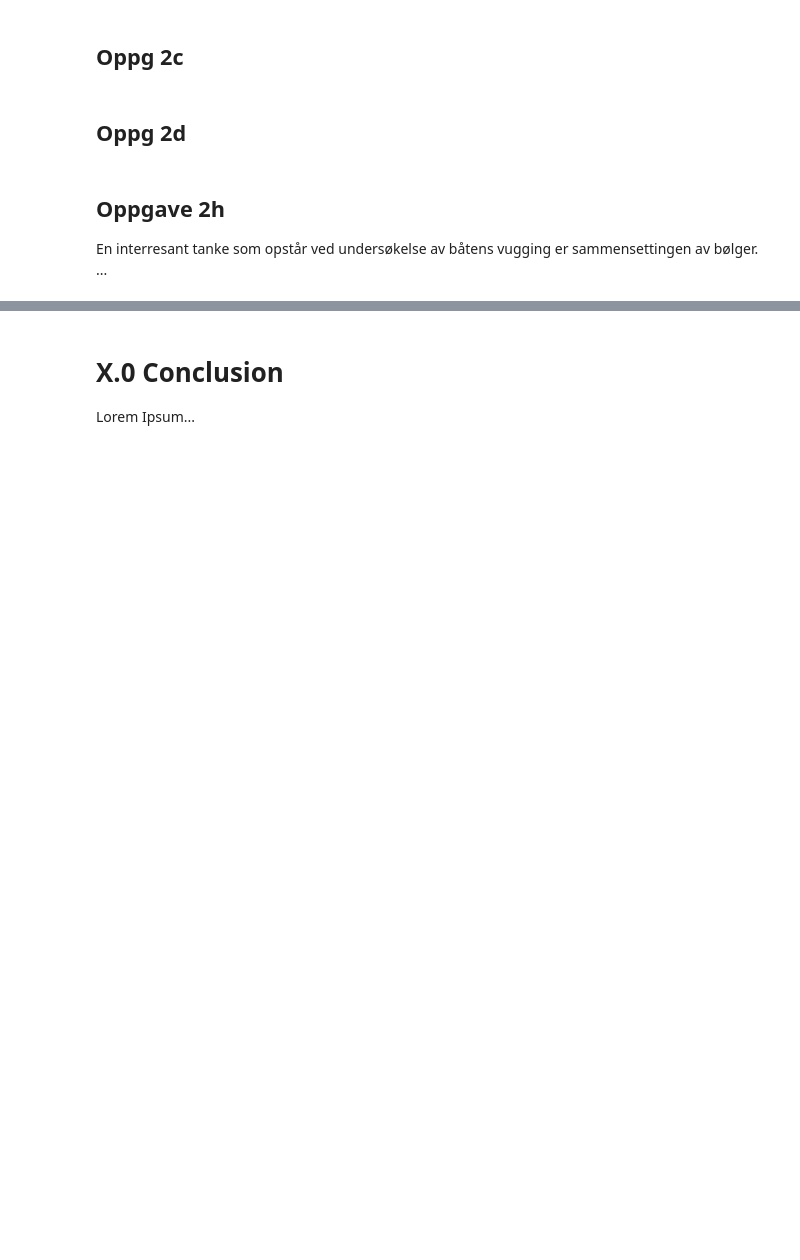
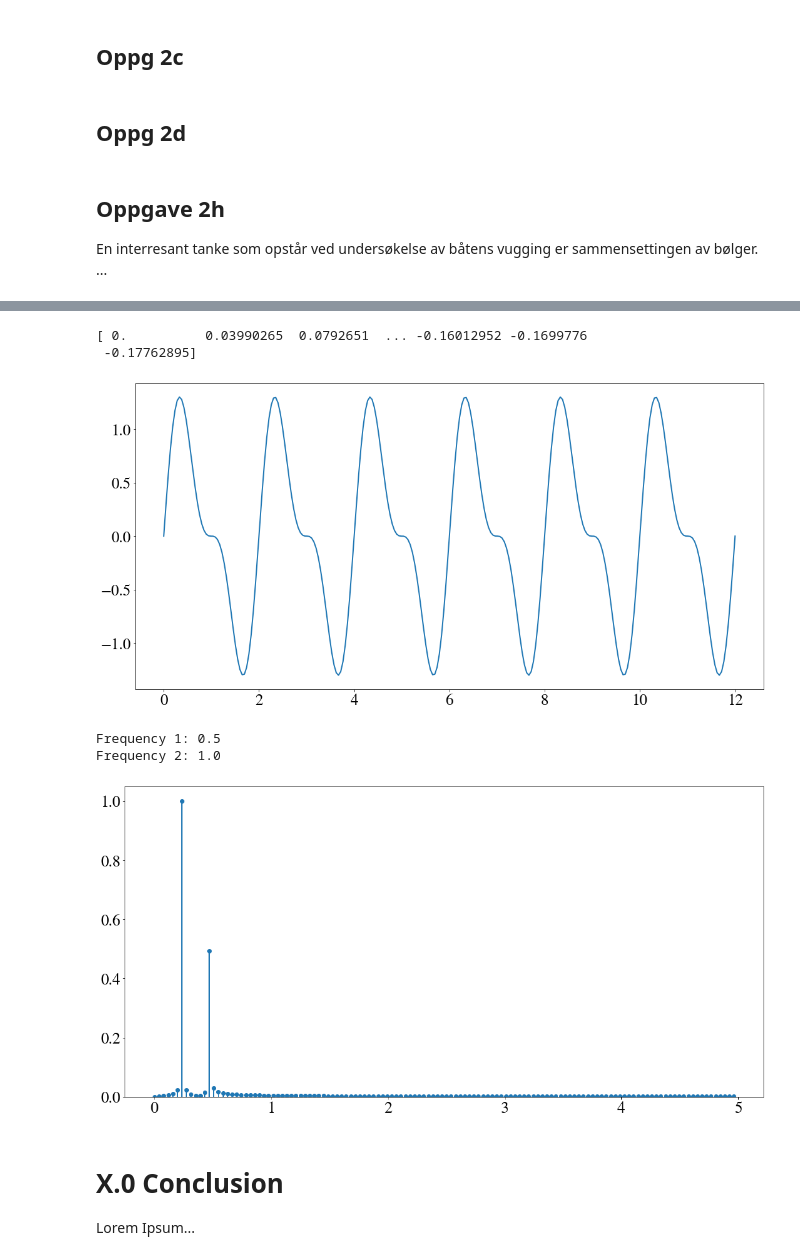
Before and after one commit to emiljonsrud/vitberr_prosjekt2_tekfys, a Jupyter notebook: main.ipynb, the cells around one changed output, grey strips where cells are left out. Saved outputs shown, nothing was run; the diff lists cells and outputs as text; code cells hidden in the pictures; blank space fills up the shorter version.

Commit message:
Applied a fourier transform

```diff
--- a/main.ipynb
+++ b/main.ipynb
@@ -857,3 +824,64 @@ AttributeError: module 'scipy' has no attribute 'fft'
+# %%
+def fourier_plot():
+    #       Extract the simulation data
+    sim_data = np.load('rk4_water_move.npz')
+    t_num_rk4, w_num_rk4 = sim_data['t_num_rk4'], sim_data['w_num_rk4']
+
+    theta_num = w_num_rk4[0]
+
+    #       Plot theta
+    # plt.plot(t_num_rk4, theta_num)
+    # plt.show()
+
+    ############################################################################
+    #       Find the fourier transform
+    N = len(theta_num)
+    h_step = (t_num_rk4[-1] - t_num_rk4[0])/N
+
+    print(theta_num)
+    # theta_fft = fft(theta_num)
+
+
+    N_test = 256
+    x_axis = np.linspace(0, 12, N_test)
+    omega_1 = np.pi
+    omega_2 = 2*np.pi
+    y1 = np.sin(x_axis*omega_1)
+    y2 = 0.5*np.sin(x_axis*omega_2)
+    period = lambda omega: (2*np.pi)/omega
+    freq = lambda omega: 1/period(omega)
+
+    # plt.plot(x_axis, y1)
+    # plt.plot(x_axis, y2)
+    plt.plot(x_axis, y1 + y2)
+    plt.show()
+    print(f'Frequency 1: {freq(omega_1)}')
+    print(f'Frequency 2: {freq(omega_2)}')
+    y_fft = fft(y1+y2)
+    x_fft = fftfreq(N_test, h_step)[:N_test//2]
+
+    # x = np.arange(0, N, 1)
+    plt.bar(
+        x_fft,
+        2.0/N_test * np.abs(y_fft[0:N_test//2]),
+        width = 0.01
+    )
+    plt.plot(x_fft, 2.0/N_test * np.abs(y_fft[0:N_test//2]), 'o')
+
+
+    # plt.xlim((0,  0.5))
+    # print(np.sum(2.0/N_test * np.abs(y_fft[0:N_test//2])))
+
+
+
+fourier_plot()
+# %% [output]
+[ 0.          0.03990265  0.0792651  ... -0.16012952 -0.1699776
+ -0.17762895]
+[figure, added]
+Frequency 1: 0.5
+Frequency 2: 1.0
+[figure, added]
 # %% [markdown]
 # X.0 Conclusion
 
```
Also changed, not shown: parts of 3 cells of this notebook.
